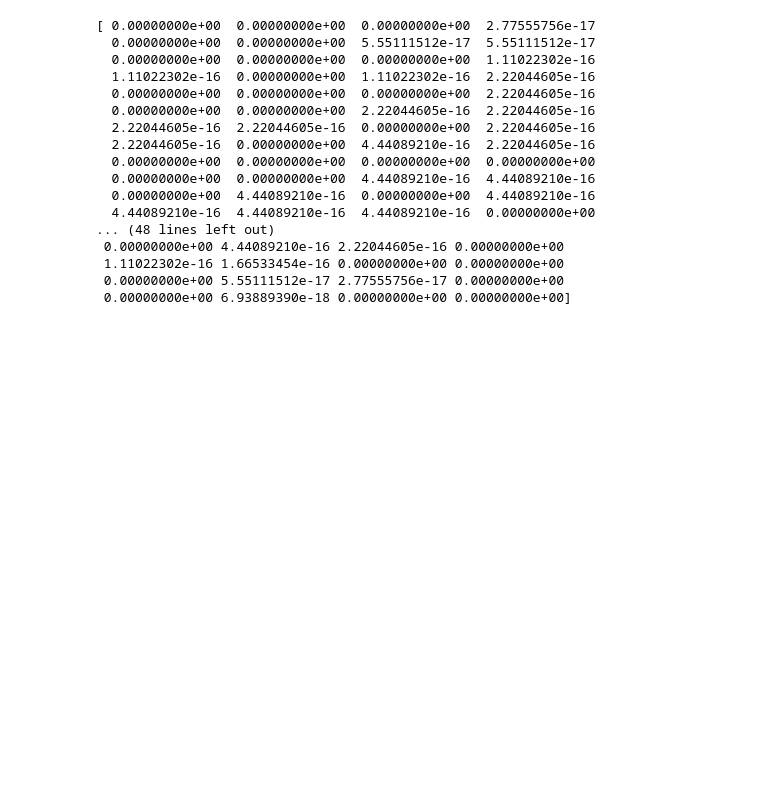
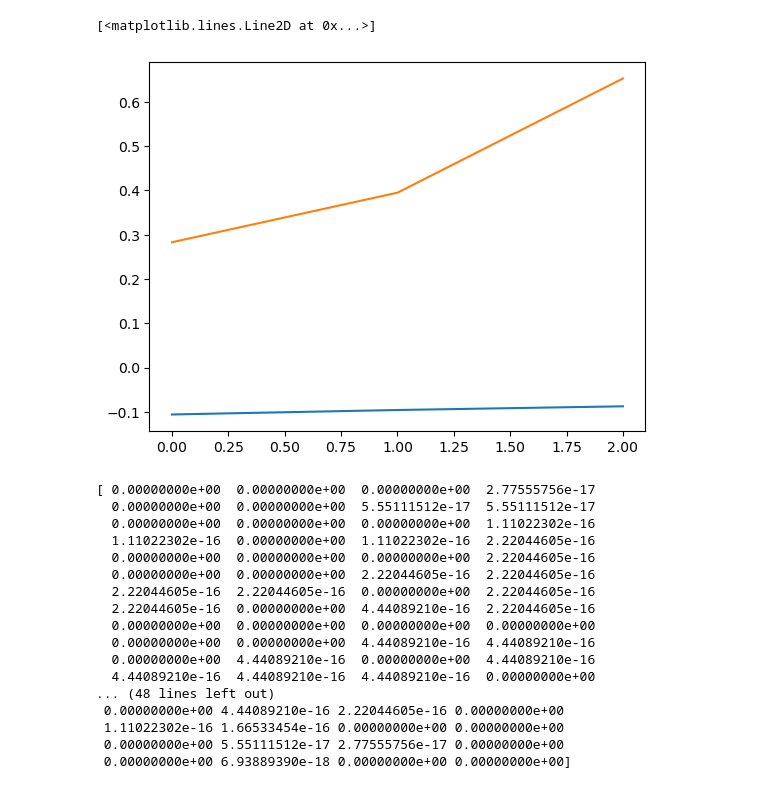
Before and after one commit to znicolaou/rdcu, a Jupyter notebook: test.ipynb, the cells around one changed output. Drawn from its saved outputs; the diff is of its cells as text; code cells hidden in the pictures; blank space fills up the shorter version.

```diff
--- a/test.ipynb
+++ b/test.ipynb
@@ -4,3 +22,9 @@ from matplotlib import pyplot as plt
+# %%
+plt.plot(ys[:,0,1])
+plt.plot(ys[:,0,2])
+# %% [output]
+[<matplotlib.lines.Line2D at 0x...>]
+[figure, added]
 # %%
 N=128
 L=100
```
Also changed, not shown: parts of 2 cells of this notebook, 1 other file.
